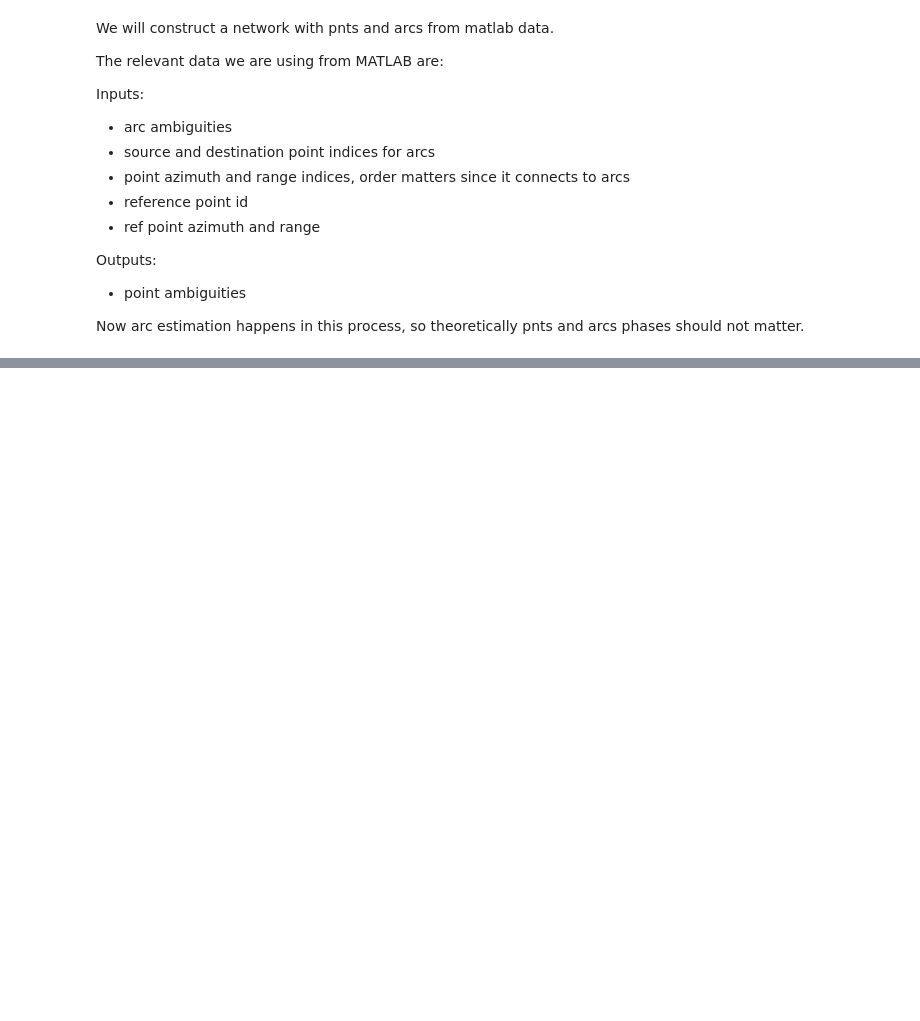
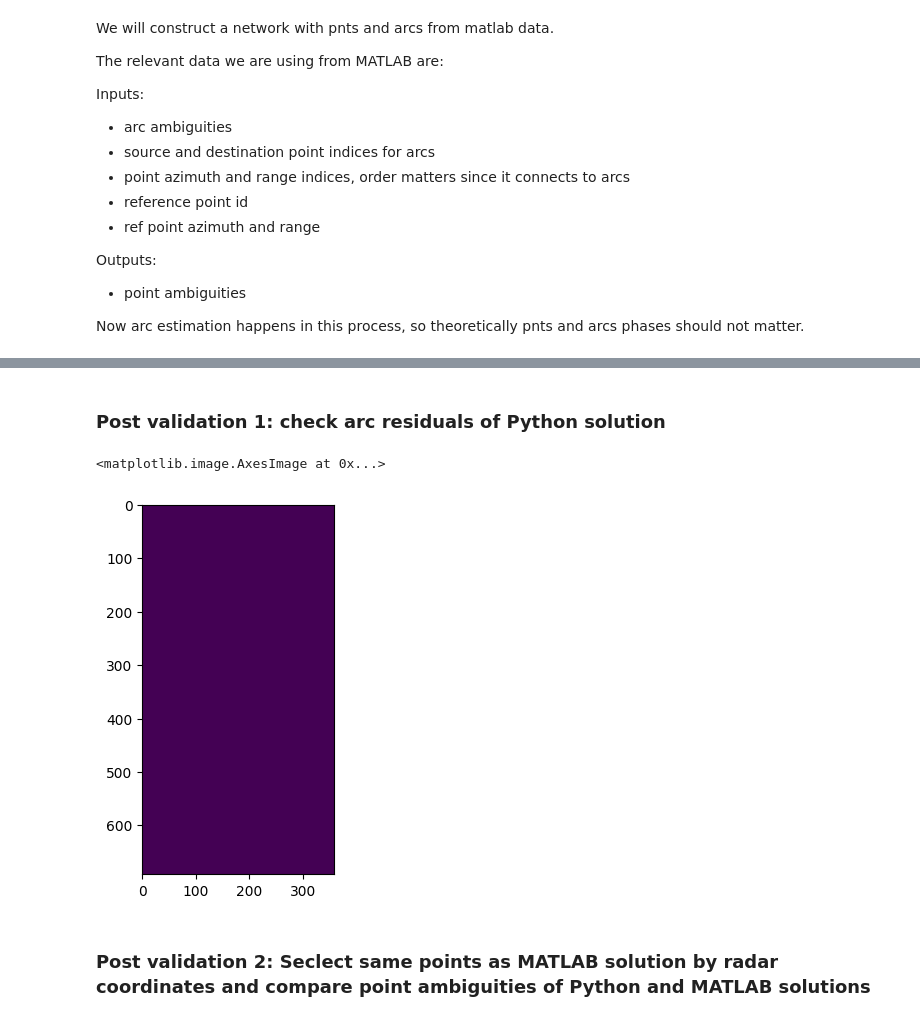
Before and after one commit to MotionbyLearning/example_scripts, a Jupyter notebook: network_integration/debug_network_integration_depsi_examples.ipynb, the cells around one changed output, grey strips where cells are left out. Cells and saved outputs as stored; diff of their text form; code cells hidden in the pictures; blank space fills up the shorter version.

Commit message:
some more validation

```diff
--- a/network_integration/debug_network_integration_depsi_examples.ipynb
+++ b/network_integration/debug_network_integration_depsi_examples.ipynb
@@ -141,3 +261,21 @@ stm_arcs_output, stm_pnts_output = spatial_unwrapping(
 plt.imshow(stm_pnts_output["ambiguities"].values, cmap="jet", vmin=-2, vmax=2)
 # %%
 plt.imshow(acheck, cmap="jet", vmin=-2, vmax=2)
+# %% [markdown]
+### Post validation 1: check arc residuals of Python solution
+# %%
+A = _network_relation_matrix(
+    stm_arcs_output["source"].values,
+    stm_arcs_output["target"].values,
+    stm_pnts_output.sizes["space"]+1,
+    stm_pnts_output.sizes["space"]
+).todense()
+
+# Plot residuals
+arc_residual = A @ stm_pnts_output["ambiguities"].values - stm_arcs_output["ambiguities"].values
+plt.imshow(arc_residual)
+# %% [output]
+<matplotlib.image.AxesImage at 0x...>
+[figure, added]
+# %% [markdown]
+### Post validation 2: Seclect same points as MATLAB solution by radar coordinates and compare point ambiguities of Python and MATLAB solutions
```
Also changed, not shown: parts of 16 cells of this notebook.
